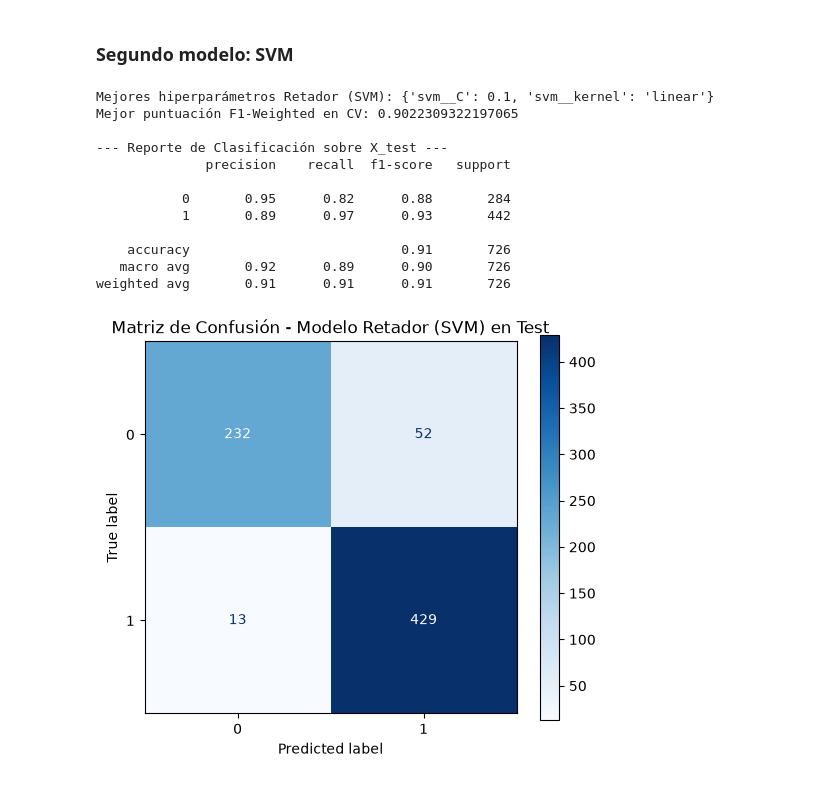
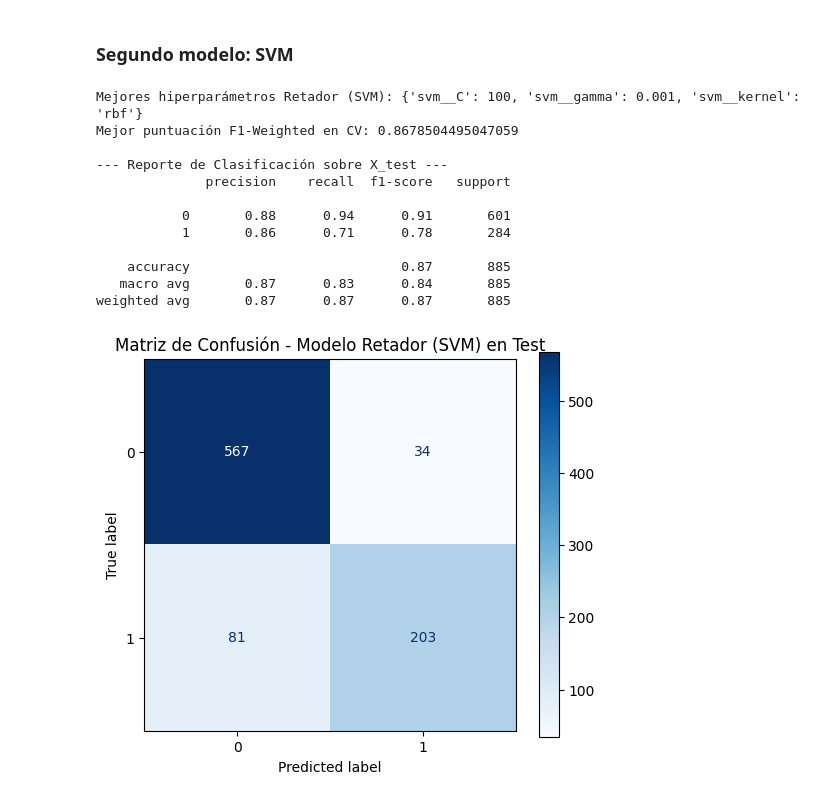
Before and after one commit to DieCs2806/Proyecto-T-cnicas-de-Aprendizaje-de-Maquina, a Jupyter notebook: Proyecto1.ipynb, the cells around one changed output. Drawn from its saved outputs; the diff is of its cells as text; code cells hidden in the pictures.

```diff
--- a/Proyecto1.ipynb
+++ b/Proyecto1.ipynb
@@ -259,3 +334,6 @@ Variables con coeficiente 0 (puedes descartarlas): ['Previous qualification (gra
 # %%
 # Quitar las variables con coeficiente 0 para obtener el conjunto final de características
-x_final = X_sin_colinealidad.drop(columns=variables_descartadas)
+x_train = x_train.drop(columns=variables_descartadas)
+x_test =  x_test.drop(columns=variables_descartadas)
+print("--- Información de las Variables Predictoras (X) ---")
+display(x_train.info())
@@ -267,8 +353,6 @@ Para realizar la selección de modelos se tuvo en cuenta la cantidad de variable
 ### Datasets a usar: x_final y y_filtrado
 # %%
 from sklearn.model_selection import train_test_split
-# %%
-x_train, x_test, y_train, y_test = train_test_split(x_final, y_filtrado, test_size=0.2, random_state=42, stratify=y_filtrado)
 # %% [markdown]
 ### Primer modelo: Regresión Logística
 # %%
@@ -384,19 +468,17 @@ pipeline_retador = Pipeline([
 
 # 3. Grilla de Hiperparámetros para SVM (Evaluando C, kernel y gamma)
 param_grid_retador = [
-    {
-        'svm__kernel': ['linear'],
-        'svm__C': [0.01, 0.1, 1, 10, 100]
-    },
-    {
+        {
         'svm__kernel': ['rbf'],
-        'svm__C': [0.01, 0.1, 1, 10, 100],
-        'svm__gamma': ['scale', 'auto', 0.01, 0.1, 1]
+        'svm__C': [0.1, 1, 10, 100],
+        'svm__gamma': ['scale', 0.001, 0.01, 0.1]
     },
     {
         'svm__kernel': ['poly'],
         'svm__degree': [2, 3],
-        'svm__C': [0.1, 1, 10]
+        'svm__C': [0.1, 1, 10],
+        'svm__gamma': ['scale', 0.01, 0.1],
+        'svm__coef0': [0, 1]
     }
 ]
 
@@ -413,38 +495,38 @@ grid_retador = GridSearchCV(
 # 5. Entrenar el modelo con el conjunto de entrenamiento
 grid_retador.fit(x_train, y_train)
 
 print("Mejores hiperparámetros Retador (SVM):", grid_retador.best_params_)
 print("Mejor puntuación F1-Weighted en CV:", grid_retador.best_score_)
 
 best_svm_model = grid_retador.best_estimator_
 
 # 3. GENERACIÓN DE PREDICCIONES
 # Se generan las predicciones finales sobre el conjunto de prueba reservado (X_test)
 y_pred_retador = best_svm_model.predict(x_test)
 
 # 4. EVALUACIÓN Y REPORTE DE MÉTRICAS
 print("\n--- Reporte de Clasificación sobre X_test ---")
 print(classification_report(y_test, y_pred_retador))
 
 # 5. MATRIZ DE CONFUSIÓN
 cm = confusion_matrix(y_test, y_pred_retador)
 disp = ConfusionMatrixDisplay(confusion_matrix=cm, display_labels=best_svm_model.classes_)
 
 fig, ax = plt.subplots(figsize=(6, 5))
 disp.plot(cmap='Blues', ax=ax)
 plt.title("Matriz de Confusión - Modelo Retador (SVM) en Test")
 plt.show()
 # %% [output]
-Mejores hiperparámetros Retador (SVM): {'svm__C': 0.1, 'svm__kernel': 'linear'}
-Mejor puntuación F1-Weighted en CV: 0.9022309322197065
+Mejores hiperparámetros Retador (SVM): {'svm__C': 100, 'svm__gamma': 0.001, 'svm__kernel': 'rbf'}
+Mejor puntuación F1-Weighted en CV: 0.8678504495047059
 
 --- Reporte de Clasificación sobre X_test ---
               precision    recall  f1-score   support
 
-           0       0.95      0.82      0.88       284
-           1       0.89      0.97      0.93       442
+           0       0.88      0.94      0.91       601
+           1       0.86      0.71      0.78       284
 
-    accuracy                           0.91       726
-   macro avg       0.92      0.89      0.90       726
-weighted avg       0.91      0.91      0.91       726
+    accuracy                           0.87       885
+   macro avg       0.87      0.83      0.84       885
+weighted avg       0.87      0.87      0.87       885
-[figure, old version]
+[figure, new version]
```
Also changed, not shown: parts of 9 cells of this notebook.
